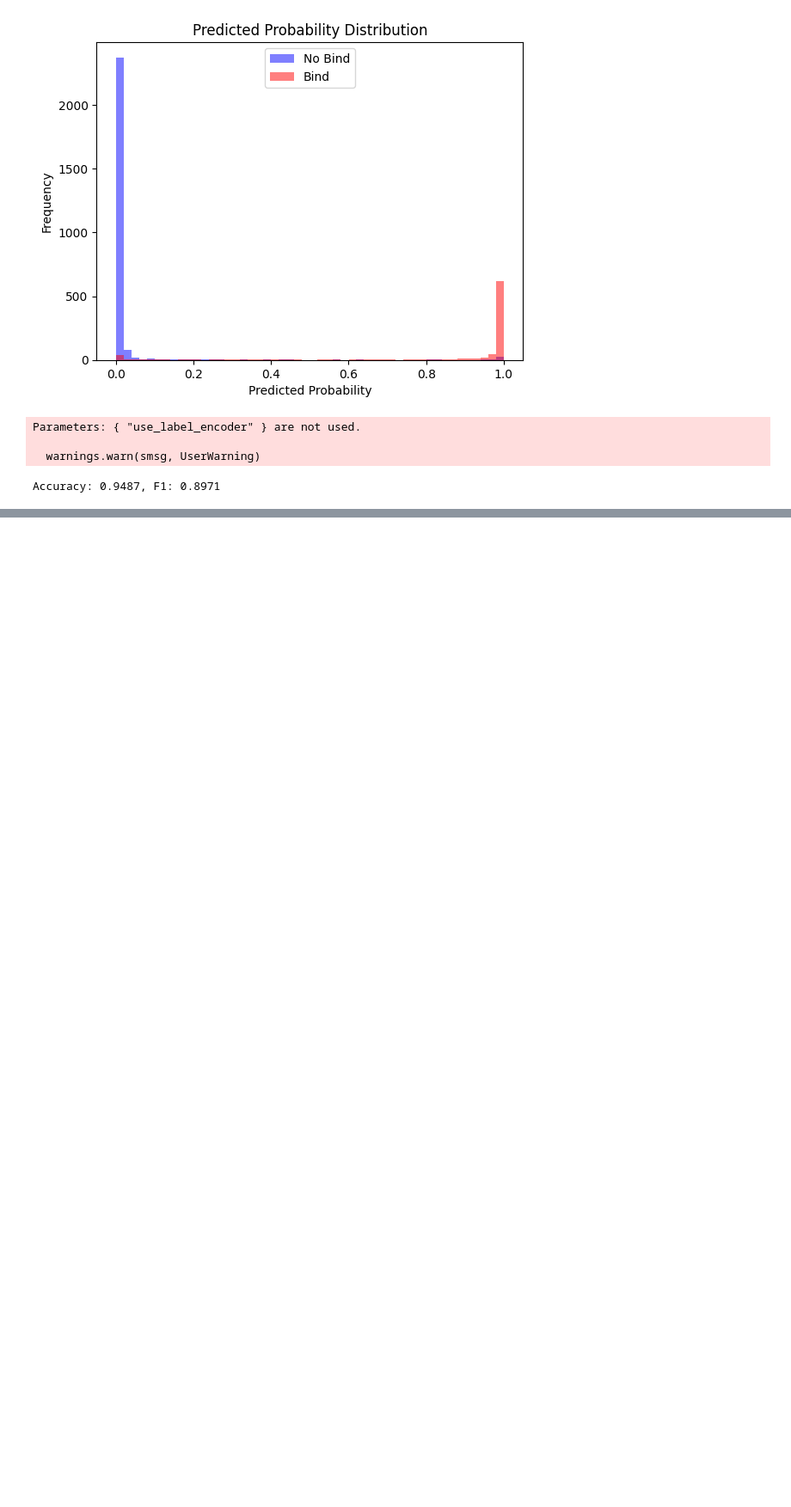
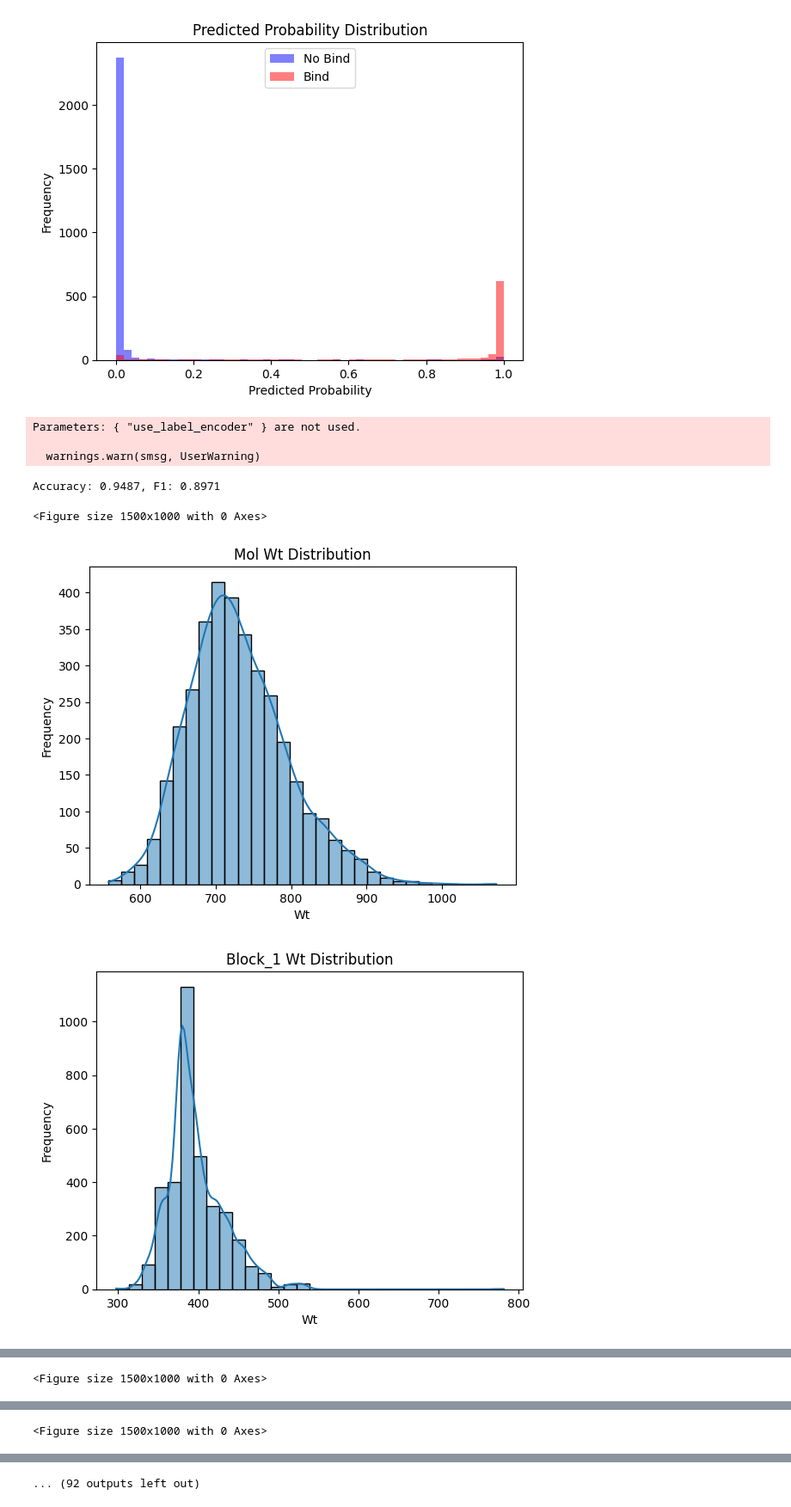
Before and after one commit to YPolina/Medicine, a Jupyter notebook: BELKA/ETL_ubuntu.ipynb, the cells around one changed output, grey strips where cells are left out. Shown at 86% size. Cells and saved outputs as stored; diff of their text form; code cells hidden in the pictures; blank space fills up the shorter version.

Commit message:
Changes: 1. Debugginf of Analysis and Prediction class 2. Check of functionality of Analysis and Prediction class on data in ETL_ubuntu.ipynb 3. app.py created for vizualization using streamlit

```diff
--- a/BELKA/ETL_ubuntu.ipynb
+++ b/BELKA/ETL_ubuntu.ipynb
@@ -495,3 +500,18 @@ Parameters: { "use_label_encoder" } are not used.
 
   warnings.warn(smsg, UserWarning)
 Accuracy: 0.9487, F1: 0.8971
+# %%
+data = data_full.toPandas()
+data['protein_name'] = 'sEH'
+train, test = train_test_split(data, test_size=0.2, random_state=42)
+# %%
+prediction = Prediction(test.drop('binds', axis = 1))
+
+y_pred, y_pred_proba, X_test = prediction.predict()
+# %%
+check = Analysis(X_test, y_pred)
+check.run_analysis(output='console')
+# %% [output]
+<Figure size 1500x1000 with 0 Axes>
+[figure, added]
+[figure, added]
@@ -497,0 +519 @@ Accuracy: 0.9487, F1: 0.8971
+<Figure size 1500x1000 with 0 Axes>
@@ -497,0 +523 @@ Accuracy: 0.9487, F1: 0.8971
+<Figure size 1500x1000 with 0 Axes>
@@ -497,0 +527 @@ Accuracy: 0.9487, F1: 0.8971
+... (92 outputs left out)
```
Also changed, not shown: parts of 2 cells of this notebook, 3 other files.
